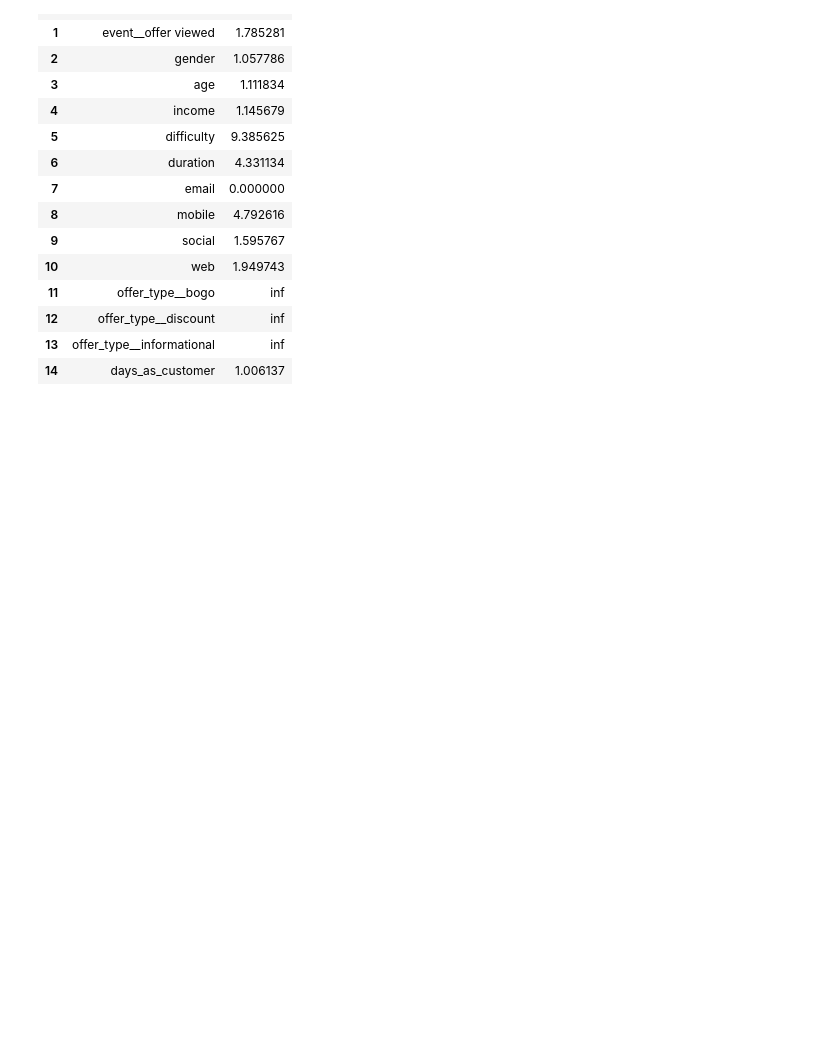
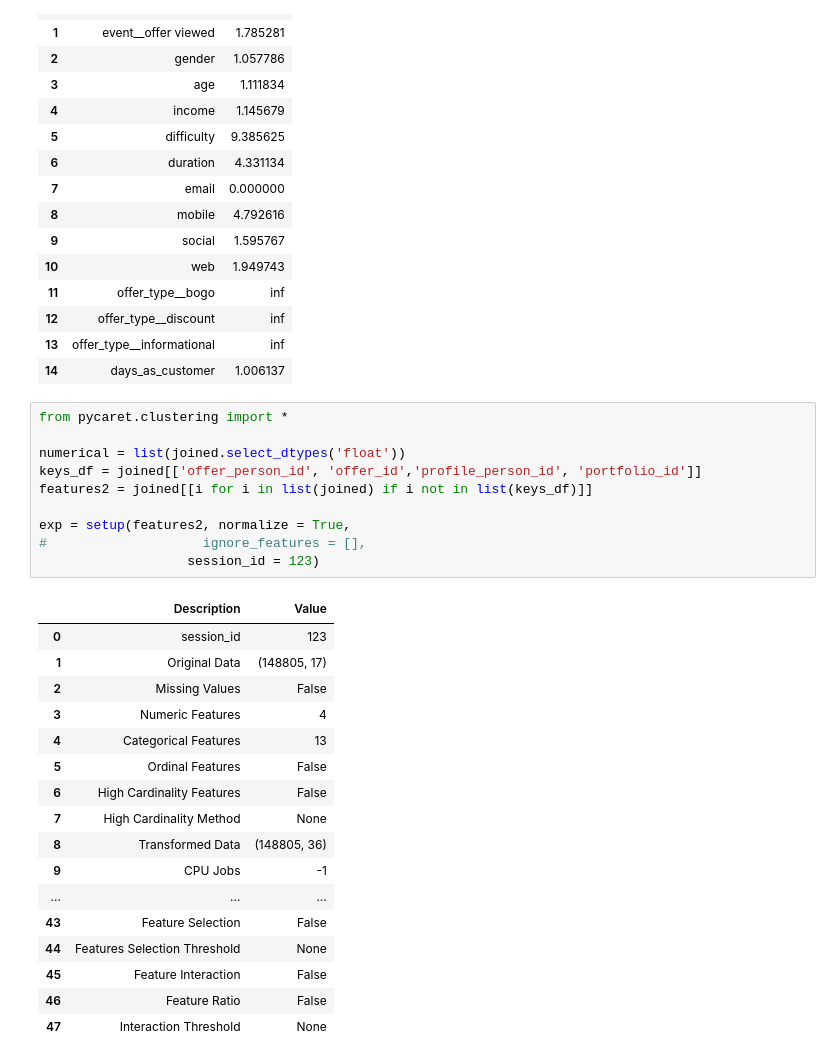
Before and after one commit to jmnickerson05/udacity_starbucks_capstone, a Jupyter notebook: Starbucks_Capstone_notebook.ipynb, the cells around one changed output. Saved outputs shown, nothing was run; the diff lists cells and outputs as text; blank space fills up the shorter version.

Commit message:
Updating env setup/progress

```diff
--- a/Starbucks_Capstone_notebook.ipynb
+++ b/Starbucks_Capstone_notebook.ipynb
@@ -694,3 +696,31 @@ calc_vif(features.dropna())
 | 12 | offer_type__discount | inf |
 | 13 | offer_type__informational | inf |
 | 14 | days_as_customer | 1.006137 |
+# %%
+from pycaret.clustering import *
+
+numerical = list(joined.select_dtypes('float'))
+keys_df = joined[['offer_person_id', 'offer_id','profile_person_id', 'portfolio_id']]
+features2 = joined[[i for i in list(joined) if i not in list(keys_df)]]
+
+exp = setup(features2, normalize = True,
+#                    ignore_features = [],
+                   session_id = 123)
+# %% [output]
+|  | Description | Value |
+| 0 | session_id | 123 |
+| 1 | Original Data | (148805, 17) |
+| 2 | Missing Values | False |
+| 3 | Numeric Features | 4 |
+| 4 | Categorical Features | 13 |
+| 5 | Ordinal Features | False |
+| 6 | High Cardinality Features | False |
+| 7 | High Cardinality Method | None |
+| 8 | Transformed Data | (148805, 36) |
+| 9 | CPU Jobs | -1 |
+| ... | ... | ... |
+| 43 | Feature Selection | False |
+| 44 | Features Selection Threshold | None |
+| 45 | Feature Interaction | False |
+| 46 | Feature Ratio | False |
+| 47 | Interaction Threshold | None |
```
Also changed, not shown: parts of 13 cells of this notebook, 2 other files.
